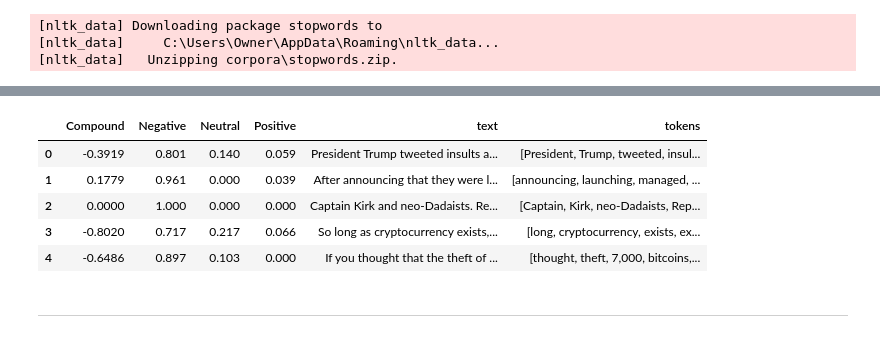
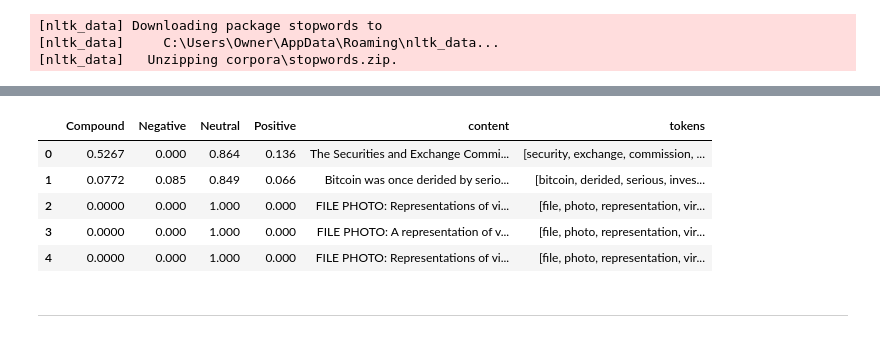
Before and after one commit to dstroe/homework12, a Jupyter notebook: crypto_sentiment.ipynb, the cells around one changed output, grey strips where cells are left out. Saved outputs shown, nothing was run; the diff lists cells and outputs as text; code cells hidden in the pictures.

```diff
--- a/crypto_sentiment.ipynb
+++ b/crypto_sentiment.ipynb
@@ -211,9 +211,9 @@ def tokenizer(text):
     words = [word for word in words if word not in stop_words]
 
     # Lemmatize Words into root words
-    lem = [lemmatizer.lemmatize(word) for word in words]
+    root_words = [lemmatizer.lemmatize(word) for word in words]
 
-    return tokens
+    return root_words
 # %% [output]
 [nltk_data] Downloading package punkt to
 [nltk_data]     C:\Users\Owner\AppData\Roaming\nltk_data...
@@ -230,13 +235,14 @@ NameError: name 'tokens' is not defined
 # %%
 # Create a new tokens column for ethereum
-# YOUR CODE HERE!
+ETH_sentiment_df['tokens'] = ETH_sentiment_df['content'].apply(tokenizer)
+ETH_sentiment_df.head()
 # %% [output]
-|  | Compound | Negative | Neutral | Positive | text | tokens |
-| 0 | -0.3919 | 0.801 | 0.140 | 0.059 | President Trump tweeted insults a... | [President, Trump, tweeted, insul... |
-| 1 | 0.1779 | 0.961 | 0.000 | 0.039 | After announcing that they were l... | [announcing, launching, managed, ... |
-| 2 | 0.0000 | 1.000 | 0.000 | 0.000 | Captain Kirk and neo-Dadaists. Re... | [Captain, Kirk, neo-Dadaists, Rep... |
-| 3 | -0.8020 | 0.717 | 0.217 | 0.066 | So long as cryptocurrency exists,... | [long, cryptocurrency, exists, ex... |
-| 4 | -0.6486 | 0.897 | 0.103 | 0.000 | If you thought that the theft of ... | [thought, theft, 7,000, bitcoins,... |
+|  | Compound | Negative | Neutral | Positive | content | tokens |
+| 0 | 0.5267 | 0.000 | 0.864 | 0.136 | The Securities and Exchange Commi... | [security, exchange, commission, ... |
+| 1 | 0.0772 | 0.085 | 0.849 | 0.066 | Bitcoin was once derided by serio... | [bitcoin, derided, serious, inves... |
+| 2 | 0.0000 | 0.000 | 1.000 | 0.000 | FILE PHOTO: Representations of vi... | [file, photo, representation, vir... |
+| 3 | 0.0000 | 0.000 | 1.000 | 0.000 | FILE PHOTO: A representation of v... | [file, photo, representation, vir... |
+| 4 | 0.0000 | 0.000 | 1.000 | 0.000 | FILE PHOTO: Representations of vi... | [file, photo, representation, vir... |
 # %% [markdown]
 ---
 # %% [markdown]
```
Also changed, not shown: parts of 17 cells of this notebook.
